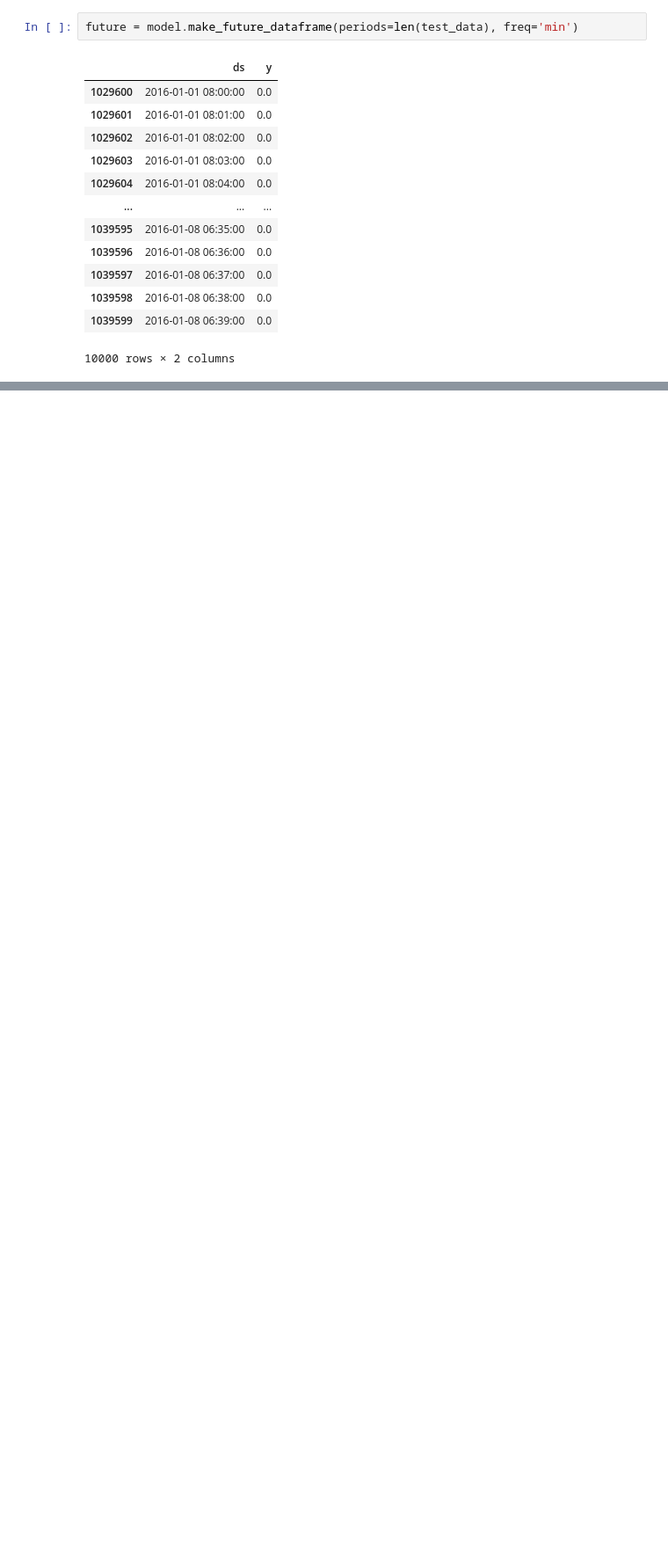
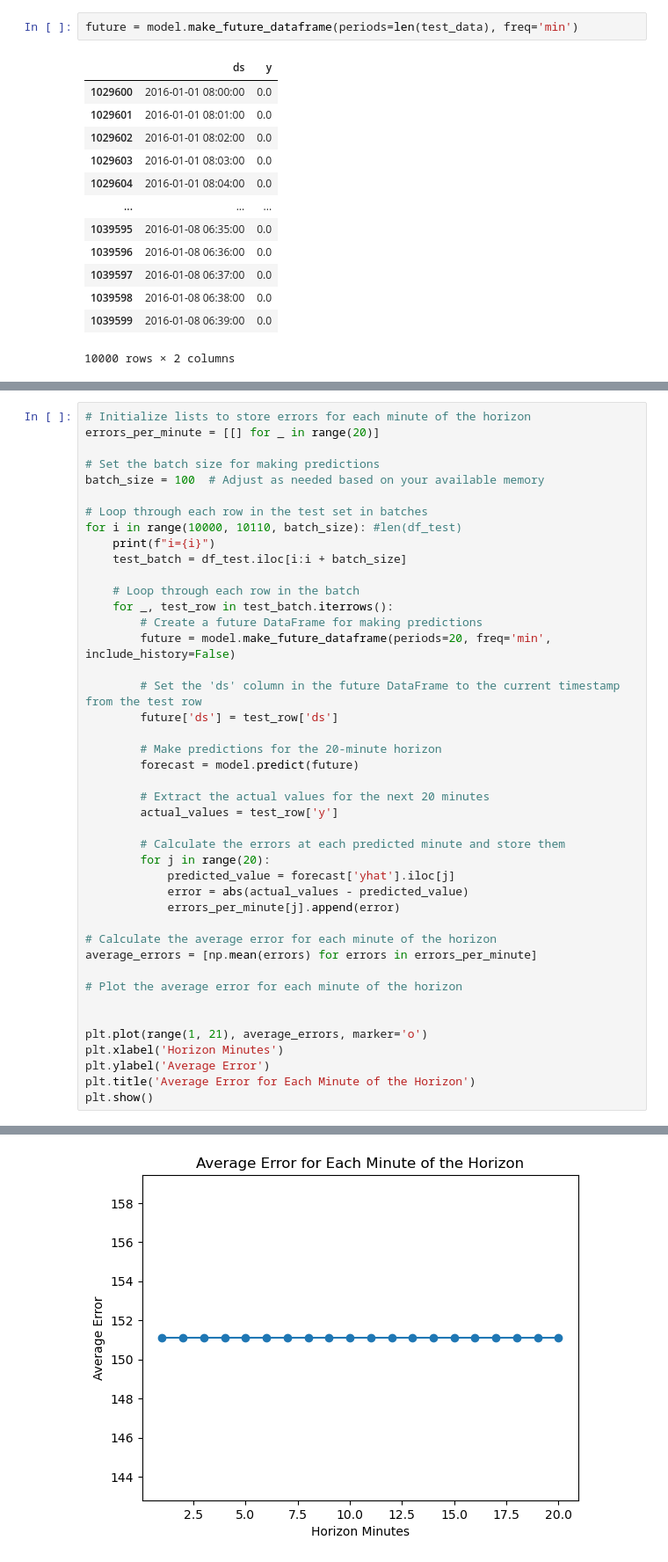
Before and after one commit to Adamouization/Solar-Irradiance-Forecasting, a Jupyter notebook: src/Prophet.ipynb, the cells around one changed output, grey strips where cells are left out. Shown at 88% size. Cells and saved outputs as stored; diff of their text form; blank space fills up the shorter version.

```diff
--- a/src/Prophet.ipynb
+++ b/src/Prophet.ipynb
@@ -225,0 +279,44 @@ Mean Absolute Error (MAE) for the entire test set: 153.35554065656933
+# %%
+# Initialize lists to store errors for each minute of the horizon
+errors_per_minute = [[] for _ in range(20)]
+
+# Set the batch size for making predictions
+batch_size = 100  # Adjust as needed based on your available memory
+
+# Loop through each row in the test set in batches
+for i in range(10000, 10110, batch_size): #len(df_test)
+    print(f"i={i}")
+    test_batch = df_test.iloc[i:i + batch_size]
+
+    # Loop through each row in the batch
+    for _, test_row in test_batch.iterrows():
+        # Create a future DataFrame for making predictions
+        future = model.make_future_dataframe(periods=20, freq='min', include_history=False)
+
+        # Set the 'ds' column in the future DataFrame to the current timestamp from the test row
+        future['ds'] = test_row['ds']
+
+        # Make predictions for the 20-minute horizon
+        forecast = model.predict(future)
+
+        # Extract the actual values for the next 20 minutes
+        actual_values = test_row['y']
+
+        # Calculate the errors at each predicted minute and store them
+        for j in range(20):
+            predicted_value = forecast['yhat'].iloc[j]
+            error = abs(actual_values - predicted_value)
+            errors_per_minute[j].append(error)
+
+# Calculate the average error for each minute of the horizon
+average_errors = [np.mean(errors) for errors in errors_per_minute]
+
+# Plot the average error for each minute of the horizon
+
+
+plt.plot(range(1, 21), average_errors, marker='o')
+plt.xlabel('Horizon Minutes')
+plt.ylabel('Average Error')
+plt.title('Average Error for Each Minute of the Horizon')
+plt.show()
+# %% [output]
@@ -225,0 +325 @@ Mean Absolute Error (MAE) for the entire test set: 153.35554065656933
+[figure, added]
```
Also changed, not shown: parts of 42 cells of this notebook, 2 other files.
